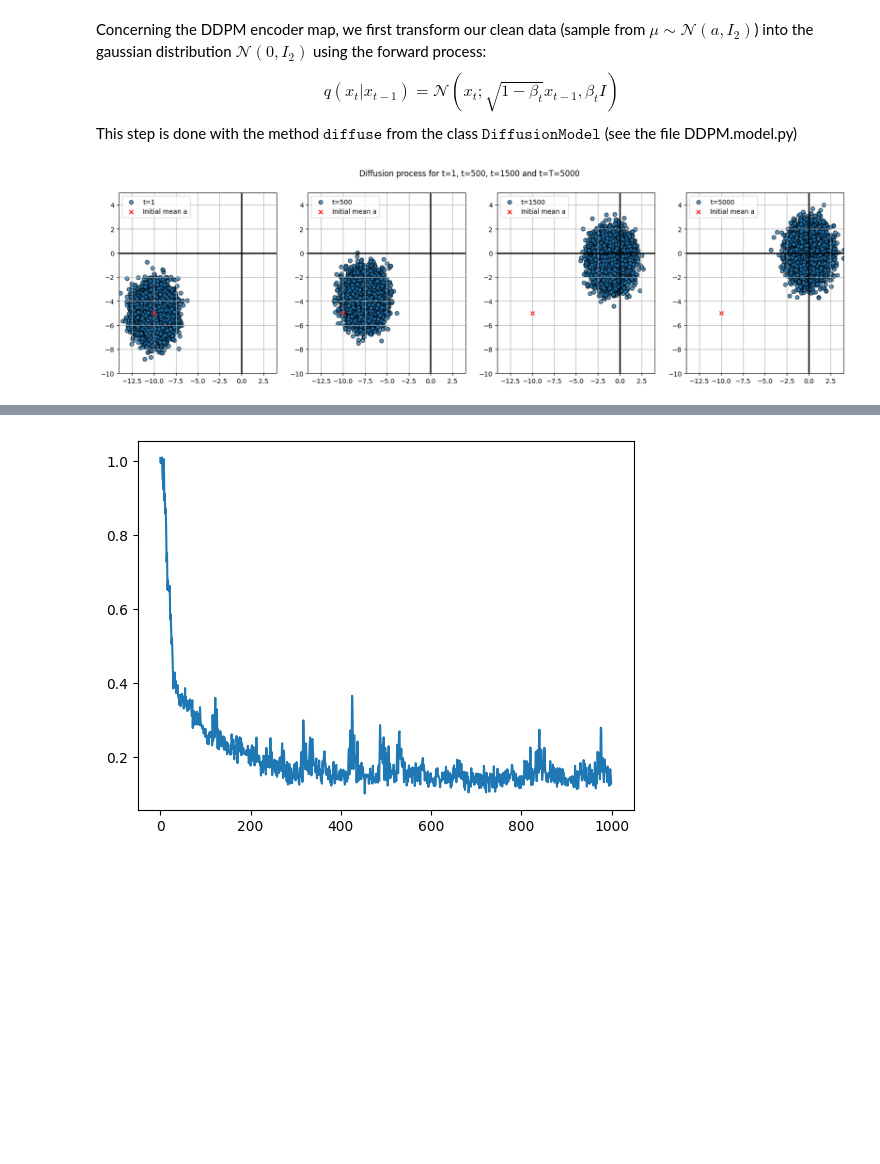
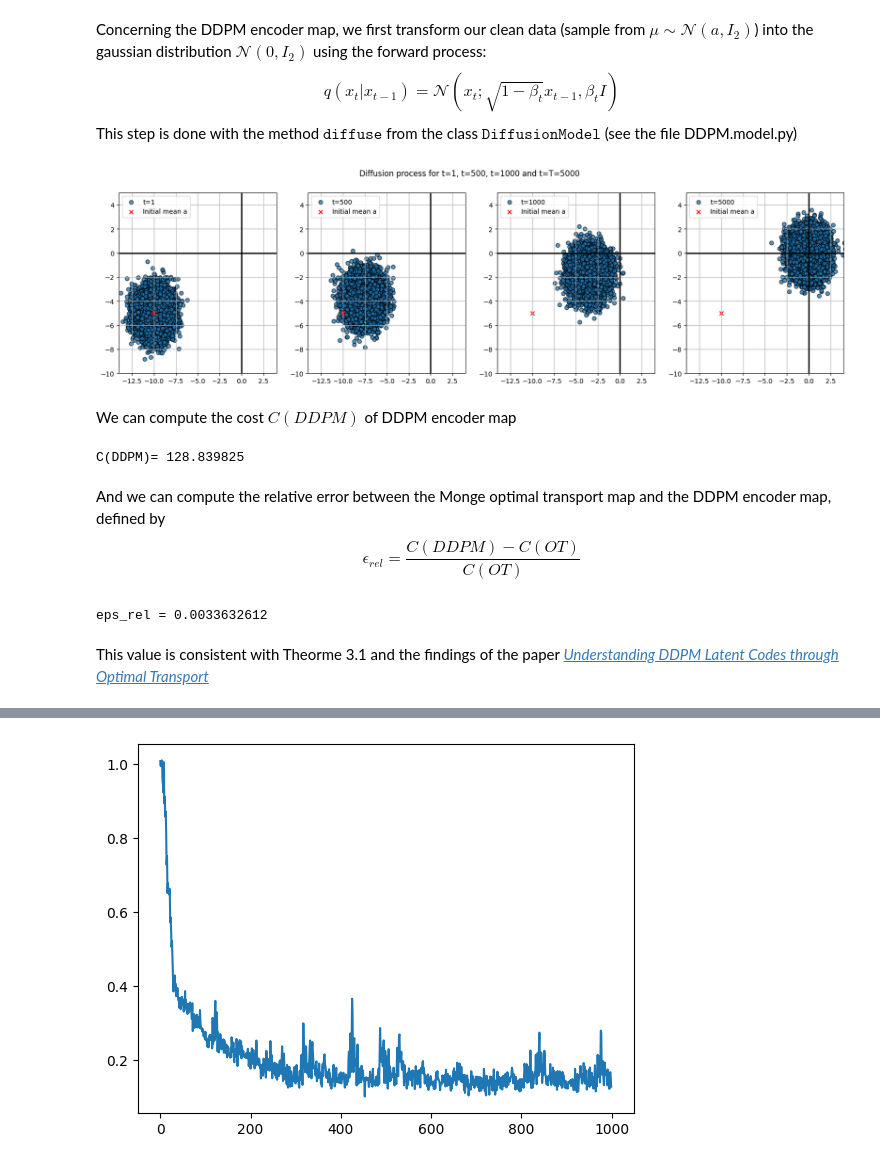
Before and after one commit to lucasdegeorge/diffusion_ot, a Jupyter notebook: experiment.ipynb, the cells around one changed output, grey strips where cells are left out. Cells and saved outputs as stored; diff of their text form; code cells hidden in the pictures; blank space fills up the shorter version.

```diff
--- a/experiment.ipynb
+++ b/experiment.ipynb
@@ -245,31 +244,48 @@ This step is done with the method $\texttt{diffuse}$ from the class $\texttt{Dif
 # %%
 import torch
 import numpy as np
 from DDPM.model import DiffusionModel, NoiseModel
 
 n_steps = 5000
 beta_1 = 0.0001
 beta_t = 0.02
 device = "cuda" if torch.cuda.is_available() else "cpu"
 
 model = NoiseModel(n_steps)
 diffuser = DiffusionModel(model, n_steps, beta_1, beta_t, device)
 
 fig, axs = plt.subplots(nrows=1, ncols=4, figsize=(20,5))
-fig.suptitle("Diffusion process for t=1, t=500, t=1500 and t=T=5000")
+fig.suptitle("Diffusion process for t=1, t=500, t=1000 and t=T=5000")
 data_tensor = torch.Tensor(np.array(datapoints))
-steps = [1, 500, 1500, 5000]
+steps = [1, 500, 1000, 5000]
 for step, ax in zip(steps, axs):
     t = step * torch.ones([1,], dtype=torch.int32, device=device)
     eps, diffused = diffuser.diffuse(data_tensor, t)
     ax.scatter(diffused[:, 0], diffused[:, 1], label='t='+str(step), edgecolor="k", alpha=0.75)
     ax.set_xlim(-14, 4)
     ax.set_ylim(-10,5)
     ax.axhline(0, color='black', linewidth=2)
     ax.axvline(0, color='black', linewidth=2)
     ax.scatter(-10, -5, color='red', marker='x', label='Initial mean a')
     ax.legend()
     ax.grid(True)
 # %% [output]
-[figure, old version]
+[figure, new version]
+# %% [markdown]
+We can compute the cost $C(DDPM)$ of DDPM encoder map
+# %%
+geom = pointcloud.PointCloud(datapoints, diffused.cpu().numpy())
+M = geom.cost_matrix
+cost_ddpm = np.diag(M).sum() / datapoints.shape[0]
+print("C(DDPM)=", cost_ddpm)
+# %% [output]
+C(DDPM)= 128.839825
+# %% [markdown]
+And we can compute the relative error between the Monge optimal transport map and the DDPM encoder map, defined by $$ \epsilon_{rel} = \frac{C(DDPM) - C(OT)}{C(OT)} $$
+# %%
+print("eps_rel =", (cost_ddpm - cost_ot) / cost_ot)
+# %% [output]
+eps_rel = 0.0033632612
+# %% [markdown]
+This value is consistent with Theorme 3.1 and the findings of the paper *[Understanding DDPM Latent Codes through Optimal Transport](https://arxiv.org/abs/2202.07477)*
 # %% [markdown]
```
Also changed, not shown: parts of 19 cells of this notebook.
